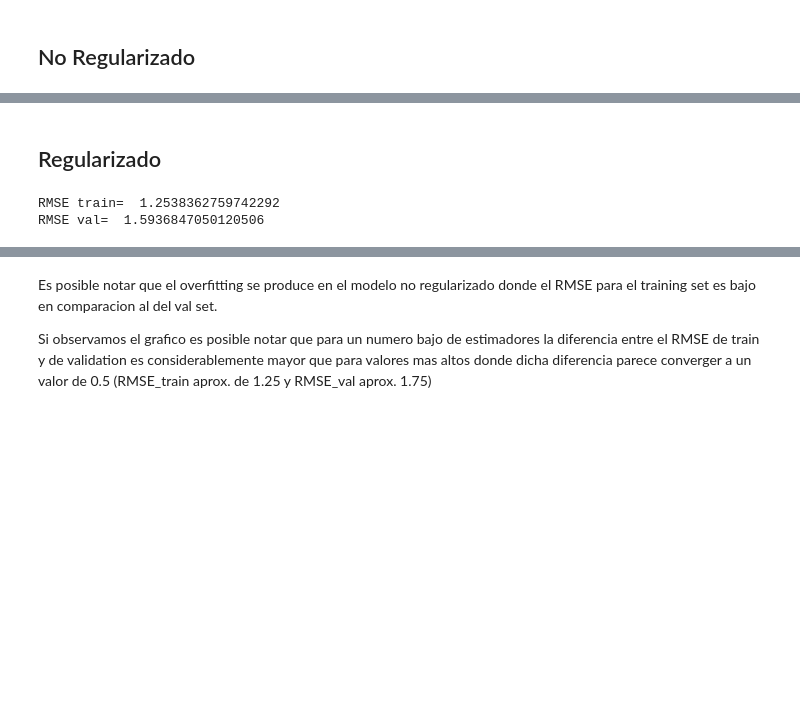
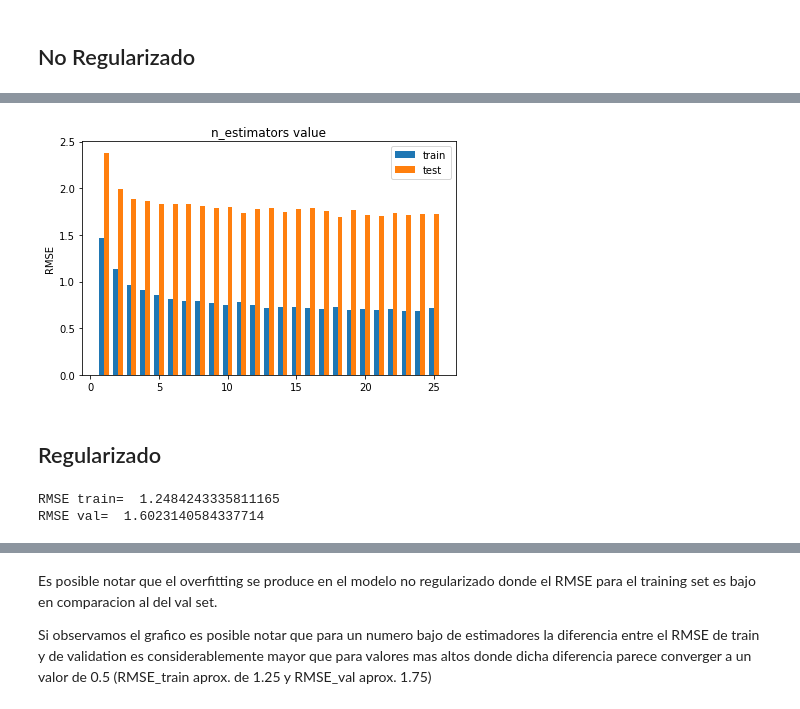
Before and after one commit to chrisgcs/TareaFinalML, a Jupyter notebook: Desarrollo.ipynb, the cells around one changed output, grey strips where cells are left out. Drawn from its saved outputs; the diff is of its cells as text; code cells hidden in the pictures; blank space fills up the shorter version.

```diff
--- a/Desarrollo.ipynb
+++ b/Desarrollo.ipynb
@@ -295,3 +306,28 @@ RMSE val=  1.7330813971202834
+# %%
+train=[]
+test=[]
+for i in range(25):
+    model_r = BaggingRegressor(base_estimator=Tree(),n_estimators=i+1, n_jobs=-1)
+    model_r.fit(X_train, y_train)
+    y_train_hat = model_r.predict(X_train)
+    y_val_hat = model_r.predict(X_val)
+    train.append(RMSE(y_train,y_train_hat))
+    test.append(RMSE(y_val,y_val_hat))
+
+fig, ax = plt.subplots()
+
+rects1 = ax.bar(np.arange(1,26) - 0.35/2, train, 0.35, label='train')
+rects2 = ax.bar(np.arange(1,26) + 0.35/2, test, 0.35, label='test')
+ax.legend()
+ax.set_ylabel('RMSE')
+ax.set_title('n_estimators value')
+ax.legend()
+
+
+fig.tight_layout()
+plt.show()
+# %% [output]
+[figure, added]
 # %% [markdown]
 ## Regularizado
 # %%
@@ -302,6 +338,6 @@ y_val_hat = model_r.predict(X_val)
 print("RMSE train= ",RMSE(y_train,y_train_hat))
 print("RMSE val= ",RMSE(y_val,y_val_hat))
 # %% [output]
-RMSE train=  1.2538362759742292
-RMSE val=  1.5936847050120506
+RMSE train=  1.2484243335811165
+RMSE val=  1.6023140584337714
 # %%
```
Also changed, not shown: parts of 8 cells of this notebook.
